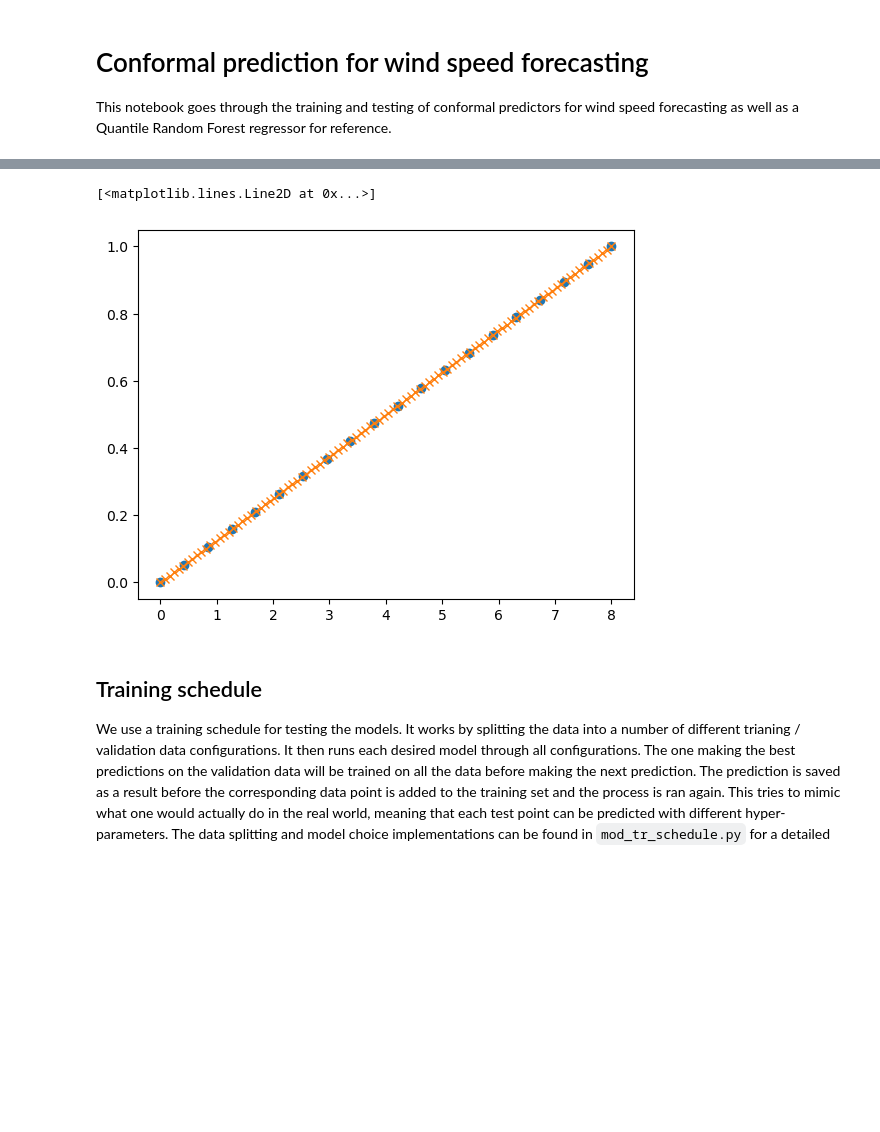
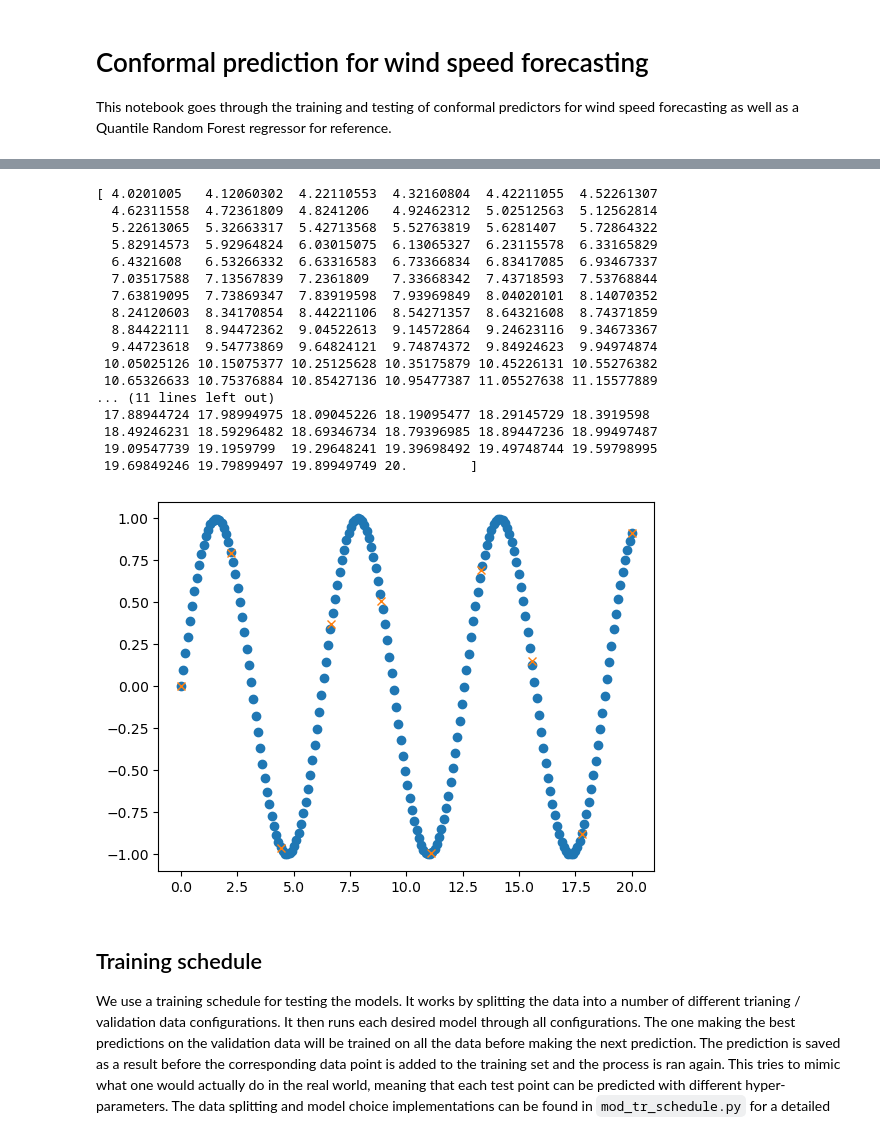
Before and after one commit to salthoff/wind-prediction-conformal, a Jupyter notebook: model_compare.ipynb, the cells around one changed output, grey strips where cells are left out. Cells and saved outputs as stored; diff of their text form; code cells hidden in the pictures; blank space fills up the shorter version.

```diff
--- a/model_compare.ipynb
+++ b/model_compare.ipynb
@@ -13,13 +38,30 @@ from mod_tr_schedule import train_schedule
 # %%
-x = np.linspace(0, 8, num=200)
-y = np.linspace(0,1,num=200)
-xv = np.linspace(0,8,num=100)
+x = np.linspace(0, 20, num=200)
+y = np.sin(x)
+xv = np.linspace(0,20,num=10)
 yterp = np.interp(xv,x,y)
 plt.plot(x,y,'o')
 plt.plot(xv,yterp,'x')
+print(x[x > 4])
 # %% [output]
-[<matplotlib.lines.Line2D at 0x...>]
+[ 4.0201005   4.12060302  4.22110553  4.32160804  4.42211055  4.52261307
+  4.62311558  4.72361809  4.8241206   4.92462312  5.02512563  5.12562814
+  5.22613065  5.32663317  5.42713568  5.52763819  5.6281407   5.72864322
+  5.82914573  5.92964824  6.03015075  6.13065327  6.23115578  6.33165829
+  6.4321608   6.53266332  6.63316583  6.73366834  6.83417085  6.93467337
+  7.03517588  7.13567839  7.2361809   7.33668342  7.43718593  7.53768844
+  7.63819095  7.73869347  7.83919598  7.93969849  8.04020101  8.14070352
+  8.24120603  8.34170854  8.44221106  8.54271357  8.64321608  8.74371859
+  8.84422111  8.94472362  9.04522613  9.14572864  9.24623116  9.34673367
+  9.44723618  9.54773869  9.64824121  9.74874372  9.84924623  9.94974874
+ 10.05025126 10.15075377 10.25125628 10.35175879 10.45226131 10.55276382
+ 10.65326633 10.75376884 10.85427136 10.95477387 11.05527638 11.15577889
+... (11 lines left out)
+ 17.88944724 17.98994975 18.09045226 18.19095477 18.29145729 18.3919598
+ 18.49246231 18.59296482 18.69346734 18.79396985 18.89447236 18.99497487
+ 19.09547739 19.1959799  19.29648241 19.39698492 19.49748744 19.59798995
+ 19.69849246 19.79899497 19.89949749 20.        ]
-[figure, old version]
+[figure, new version]
 # %% [markdown]
 ## Training schedule
 We use a training schedule for testing the models. It works by splitting the data into a number of different trianing / validation data configurations. It then runs each desired model through all configurations. The one making the best predictions on the validation data will be trained on all the data before making the next prediction. The prediction is saved as a result before the corresponding data point is added to the training set and the process is ran again. This tries to mimic what one would actually do in the real world, meaning that each test point can be predicted with different hyper-parameters. The data splitting and model choice implementations can be found in `mod_tr_schedule.py` for a detailed view. However in general it works in the following:
```
Also changed, not shown: parts of 7 cells of this notebook, 6 other files.
